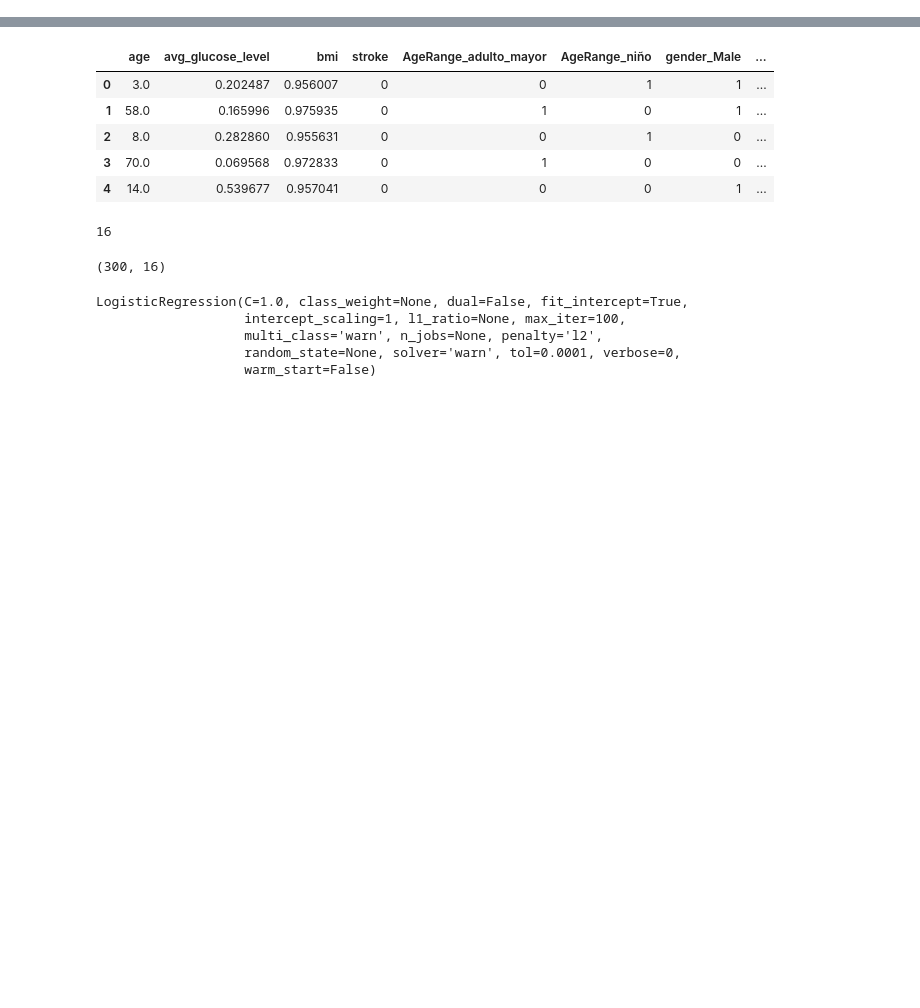
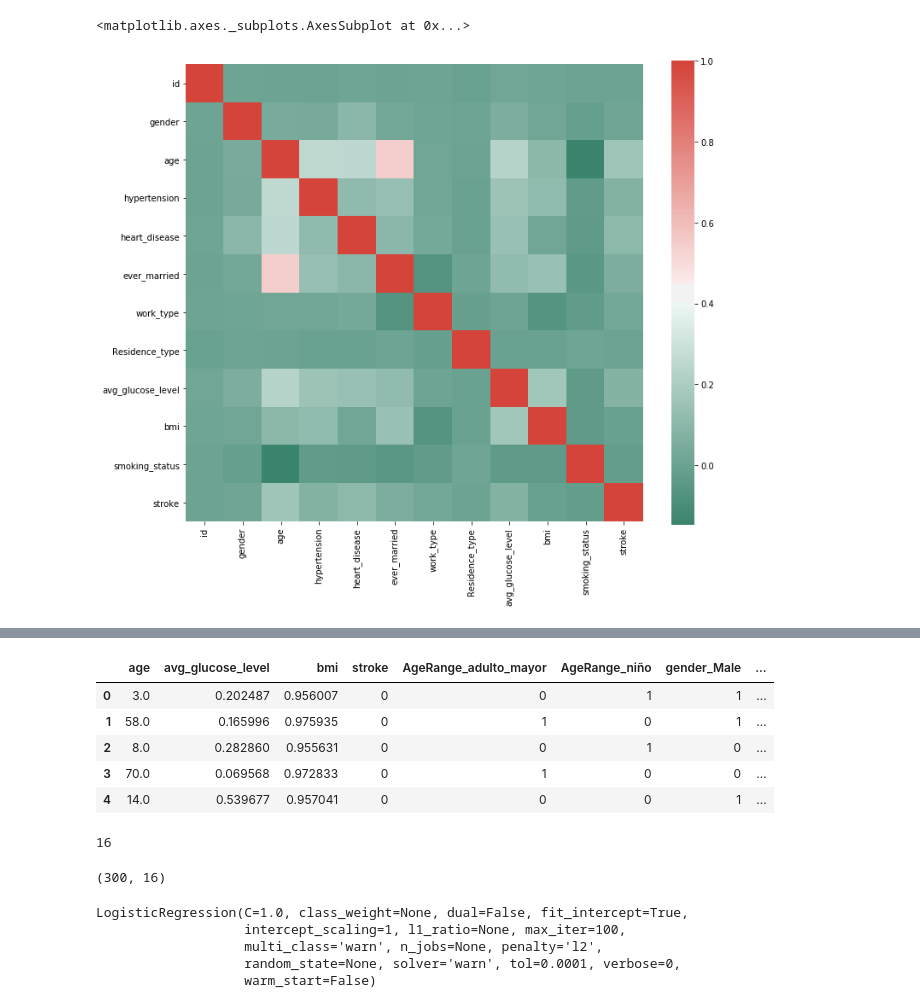
Before and after one commit to jpablofdez/DataScience, a Jupyter notebook: ProjectoFinal.ipynb, the cells around one changed output, grey strips where cells are left out. Drawn from its saved outputs; the diff is of its cells as text; code cells hidden in the pictures; blank space fills up the shorter version.

```diff
--- a/ProjectoFinal.ipynb
+++ b/ProjectoFinal.ipynb
@@ -190,0 +257,3 @@ array([[ 0.05766284, -0.00451147],
+# %%
+from sklearn.preprocessing import LabelEncoder
+le= LabelEncoder()
@@ -190,0 +270,6 @@ array([[ 0.05766284, -0.00451147],
+# %%
+# Transformamos las variables
+train_data['gender']=le.fit_transform(train_data['gender'])
+train_data['ever_married'] = le.fit_transform(train_data['ever_married'])
+train_data['work_type']= le.fit_transform(train_data['work_type'])
+train_data['Residence_type']= le.fit_transform(train_data['Residence_type'])
@@ -190,0 +299,3 @@ array([[ 0.05766284, -0.00451147],
+# %%
+# Creamos una variable con smoke
+train_data_with_smoke=train_data[train_data.smoking_status.notnull()]
@@ -190,0 +324,3 @@ array([[ 0.05766284, -0.00451147],
+# %%
+# Se aplica onehoteconding a la variable smoke
+train_data_with_smoke.smoking_status=le.fit_transform(train_data_with_smoke.smoking_status)
@@ -190,0 +336,11 @@ array([[ 0.05766284, -0.00451147],
+# %%
+# Usaremos la libreria de seaborn para hacer un heatmap del conjunto de datos
+f,ax=plt.subplots(figsize=(12,10))
+
+corr=train_data_with_smoke.corr()
+
+sns.heatmap(train_data_with_smoke.corr(),mask=np.zeros_like(corr, dtype=np.bool),
+            cmap=sns.diverging_palette(520,14,as_cmap=True),square=True, ax=ax)
+# %% [output]
+<matplotlib.axes._subplots.AxesSubplot at 0x...>
+[figure, added]
```
Also changed, not shown: parts of 89 cells of this notebook.
